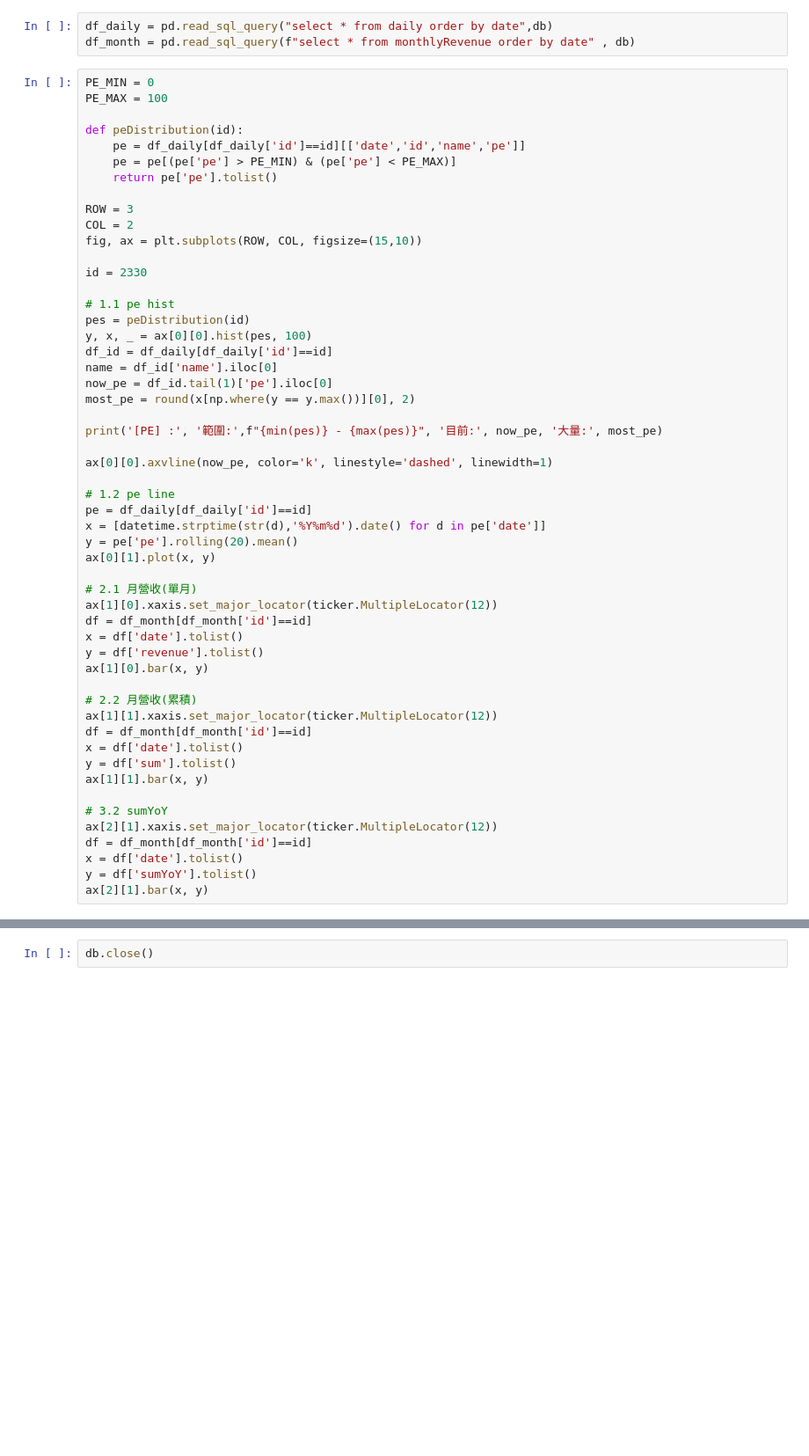
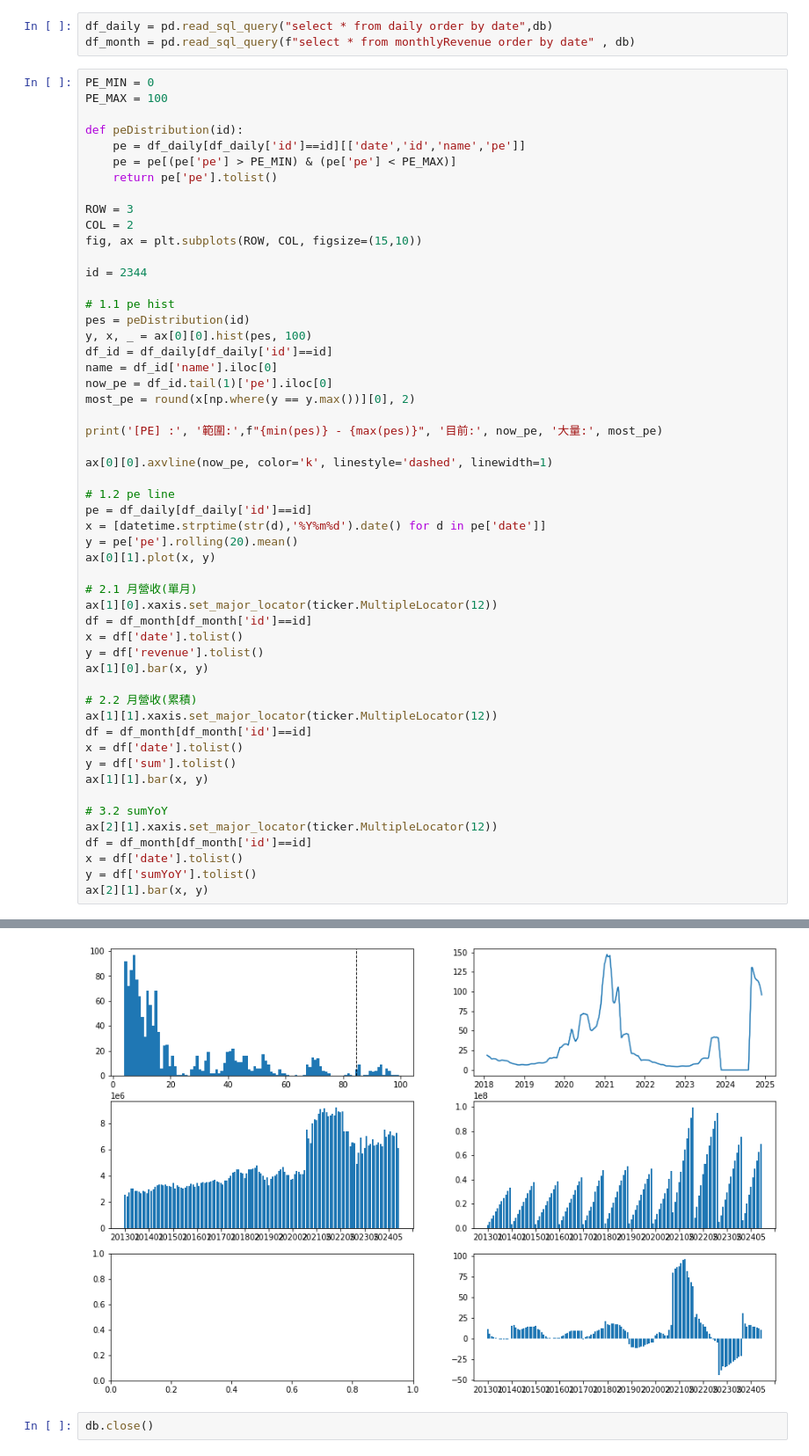
Before and after one commit to moved0311/stock, a Jupyter notebook: download/chart-caculate.ipynb, the cells around one changed output, grey strips where cells are left out. Shown at 88% size. Cells and saved outputs as stored; diff of their text form; blank space fills up the shorter version.

```diff
--- a/download/chart-caculate.ipynb
+++ b/download/chart-caculate.ipynb
@@ -38,7 +38,7 @@ ROW = 3
 COL = 2
 fig, ax = plt.subplots(ROW, COL, figsize=(15,10))
 
-id = 2330
+id = 2344
 
 # 1.1 pe hist
 pes = peDistribution(id)
@@ -78,3 +78,4 @@ df = df_month[df_month['id']==id]
 x = df['date'].tolist()
 y = df['sumYoY'].tolist()
 ax[2][1].bar(x, y)
+# %% [output]
@@ -81,2 +84,3 @@ ax[2][1].bar(x, y)
+[figure, added]
 # %%
 db.close()
```
Also changed, not shown: parts of 1 cell of this notebook, 3 other files.
